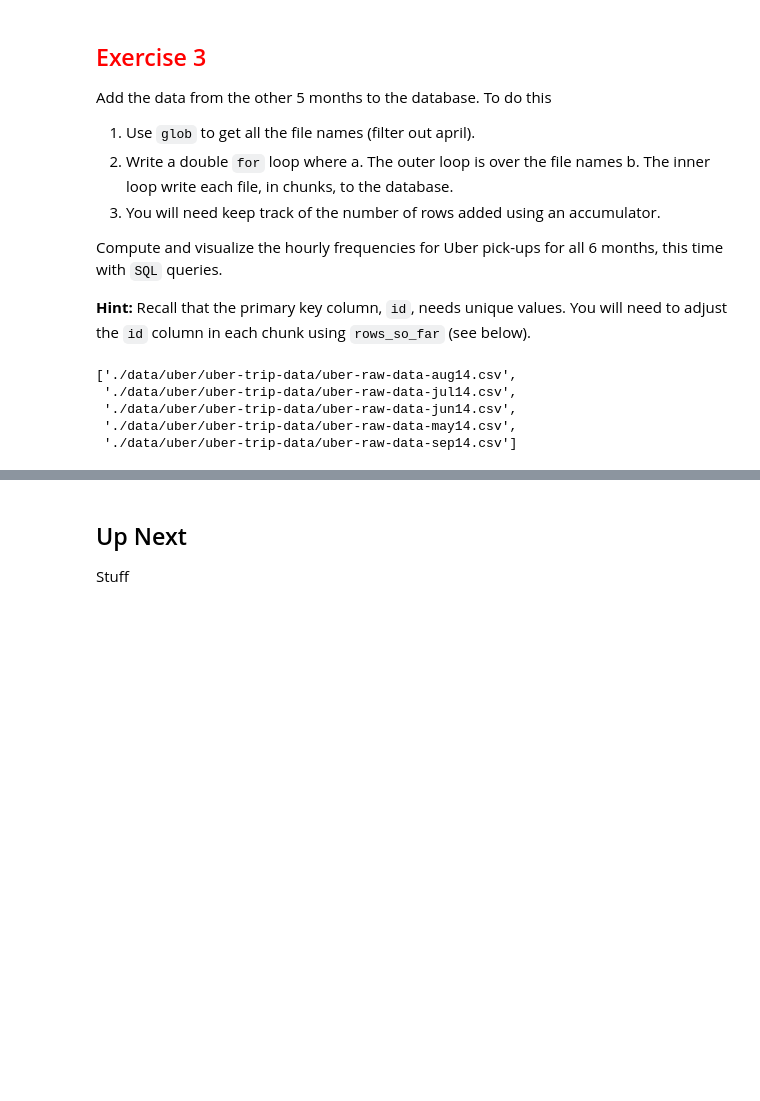
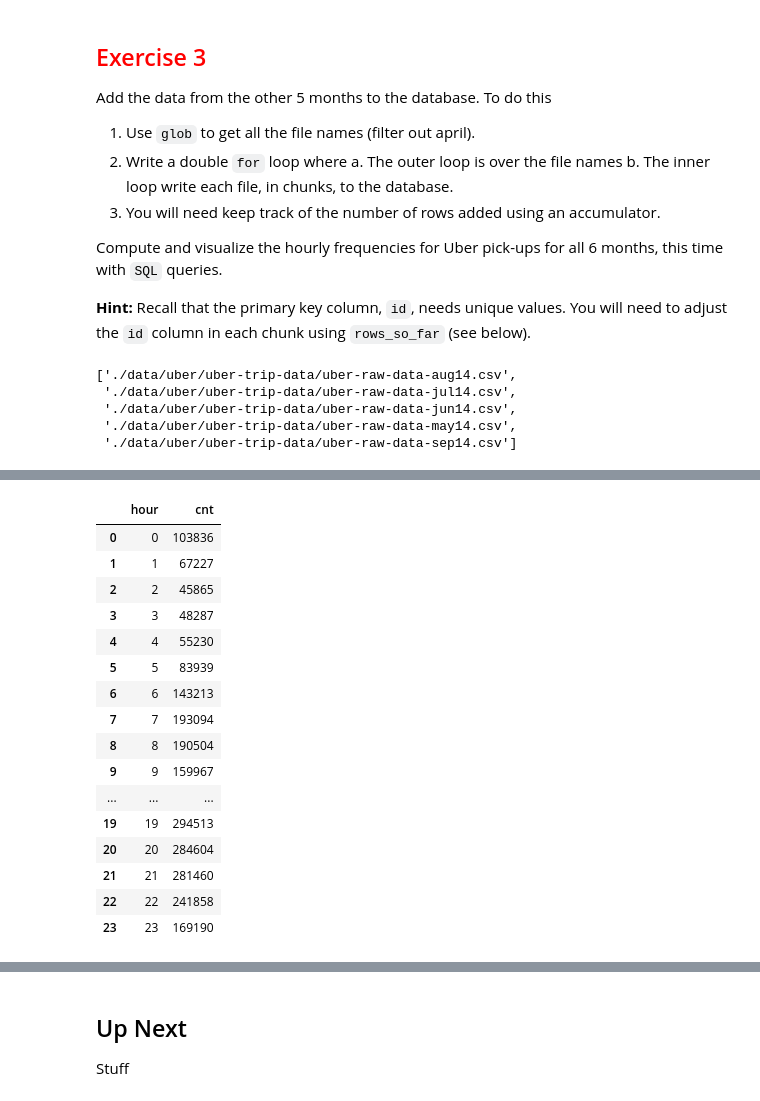
Before and after one commit to SMiertschin/DSCI430, a Jupyter notebook: 3_2_5_creating_a_database_for_a_large_file_SM.ipynb, the cells around one changed output, grey strips where cells are left out. Saved outputs shown, nothing was run; the diff lists cells and outputs as text; code cells hidden in the pictures; blank space fills up the shorter version.

```diff
--- a/3_2_5_creating_a_database_for_a_large_file_SM.ipynb
+++ b/3_2_5_creating_a_database_for_a_large_file_SM.ipynb
@@ -360,0 +376,24 @@ rows_so_far = cnts.cnt.sum()
+# %%
+stmt = (select([Uber.hour,
+               func.count(Uber.hour).label('cnt')])
+        .group_by(Uber.hour))
+cnts = pd.read_sql_query(stmt, con=engine2)
+cnts
+# %% [output]
+|  | hour | cnt |
+| 0 | 0 | 103836 |
+| 1 | 1 | 67227 |
+| 2 | 2 | 45865 |
+| 3 | 3 | 48287 |
+| 4 | 4 | 55230 |
+| 5 | 5 | 83939 |
+| 6 | 6 | 143213 |
+| 7 | 7 | 193094 |
+| 8 | 8 | 190504 |
+| 9 | 9 | 159967 |
+| ... | ... | ... |
+| 19 | 19 | 294513 |
+| 20 | 20 | 284604 |
+| 21 | 21 | 281460 |
+| 22 | 22 | 241858 |
+| 23 | 23 | 169190 |
```
Also changed, not shown: parts of 3 cells of this notebook, 1 other file.
